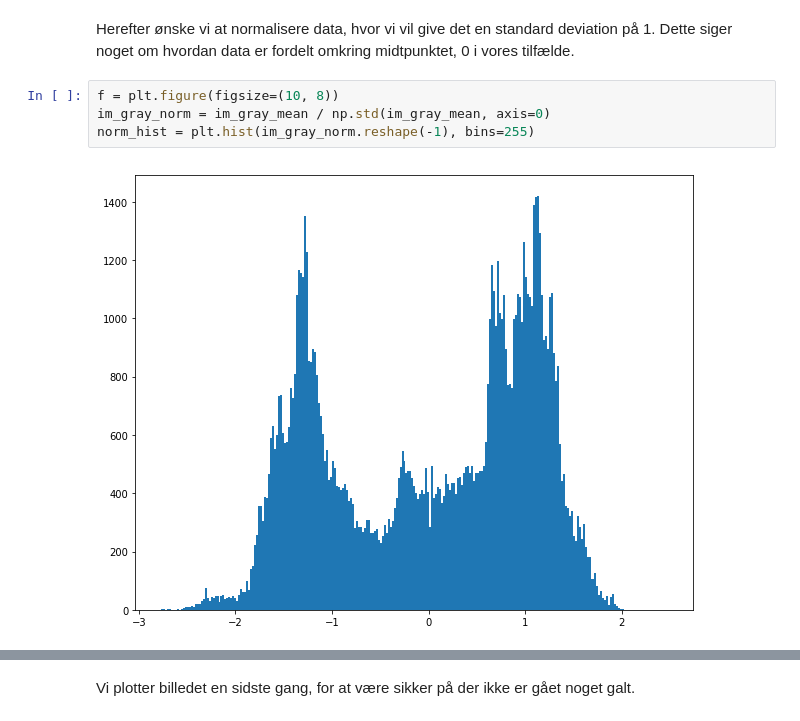
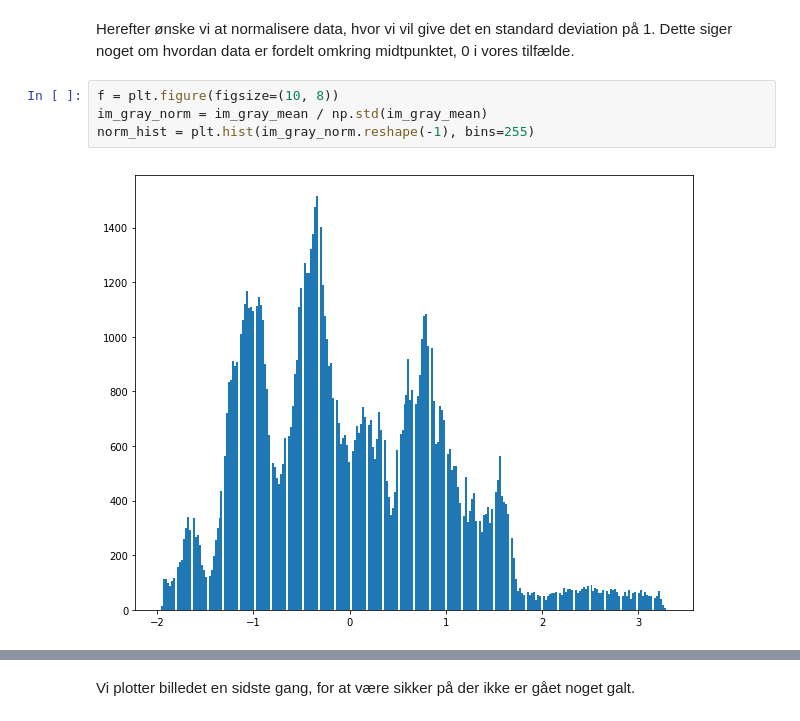
Before and after one commit to ClausHolmgaard/SVPGestureRec, a Jupyter notebook: Notebooks/Bilag 2 - Forbehandling.ipynb, the cells around one changed output, grey strips where cells are left out. Cells and saved outputs as stored; diff of their text form.

```diff
--- a/Notebooks/Bilag 2 - Forbehandling.ipynb
+++ b/Notebooks/Bilag 2 - Forbehandling.ipynb
@@ -88,10 +88,10 @@ Så det ses, at gennemsnittet er meget tæt på 0.
 Herefter ønske vi at normalisere data, hvor vi vil give det en standard deviation på 1. Dette siger noget om hvordan data er fordelt omkring midtpunktet, 0 i vores tilfælde.
 # %%
 f = plt.figure(figsize=(10, 8))
-im_gray_norm = im_gray_mean / np.std(im_gray_mean, axis=0)
+im_gray_norm = im_gray_mean / np.std(im_gray_mean)
 norm_hist = plt.hist(im_gray_norm.reshape(-1), bins=255)
 # %% [output]
-[figure, old version]
+[figure, new version]
 # %%
 print(f"Gennemsnit: {np.mean(im_gray_norm)}")
 print(f"STD: {np.std(im_gray_norm)}")
```
Also changed, not shown: parts of 10 cells of this notebook, 11 other files.
